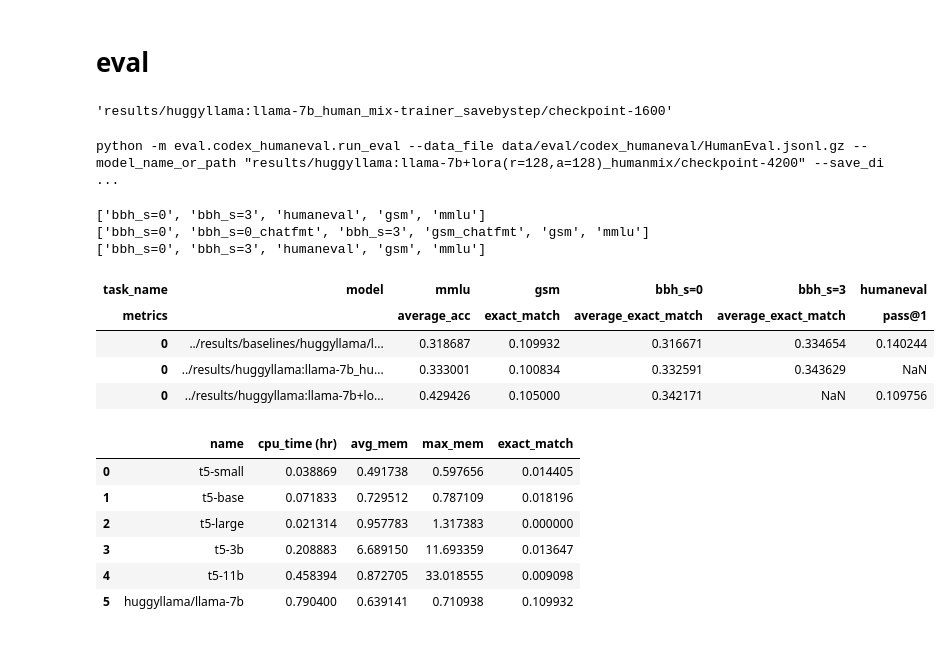
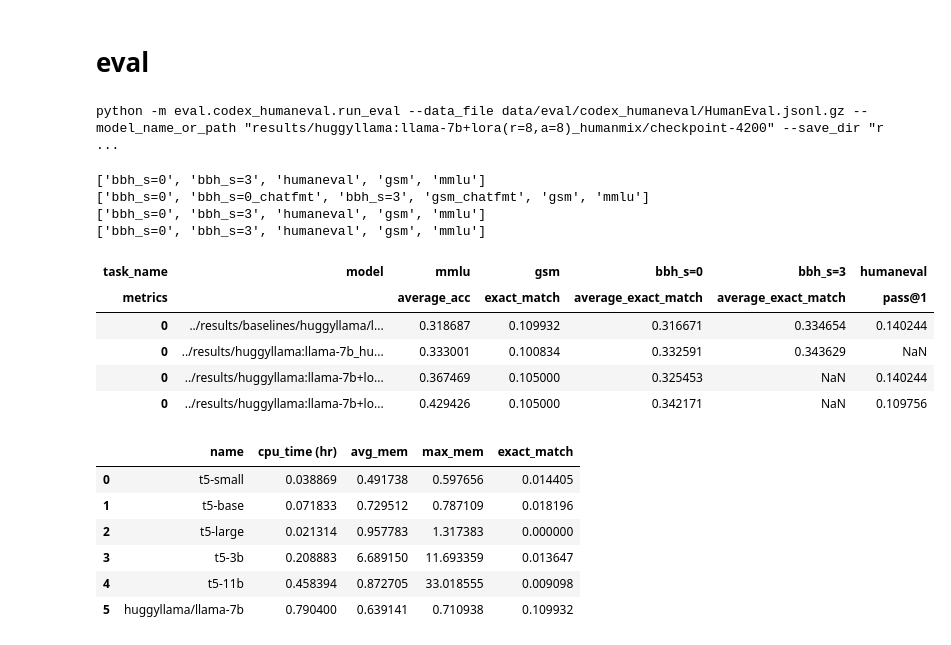
Before and after one commit to tt6746690/open-instruct, a Jupyter notebook: scripts/gen_cmds.ipynb, the cells around one changed output. Drawn from its saved outputs; the diff is of its cells as text; code cells hidden in the pictures.

```diff
--- a/scripts/gen_cmds.ipynb
+++ b/scripts/gen_cmds.ipynb
@@ -420,15 +421,3 @@ g
-# %%
-# mmlu, 0-shot
-# gsm, 8-shot
-# bbh, 0-shot
-# bbh, 3-shot
-#
-
-p = 'results/huggyllama:llama-7b_human_mix-trainer_savebystep'
-
-get_last_checkpoint(p)
-# %% [output]
-'results/huggyllama:llama-7b_human_mix-trainer_savebystep/checkpoint-1600'
 # %%
 task_name = 'mmlu'
 task_name = 'gsm'
@@ -475,7 +464,8 @@ models = []
 # models = [x for l in models for x in l]
 models += [get_last_checkpoint(x) for x in [
 #     'results/huggyllama:llama-7b_human_mix-trainer_savebystep',
-    'results/huggyllama:llama-7b+lora(r=128,a=128)_humanmix',
+#     'results/huggyllama:llama-7b+lora(r=128,a=128)_humanmix',
+    'results/huggyllama:llama-7b+lora(r=8,a=8)_humanmix',
 ]]
 
 
@@ -552,7 +542,7 @@ for model_name_or_path in models:
     )
 #     if test_run: print(out['jbsub_cmd'])
 # %% [output]
-python -m eval.codex_humaneval.run_eval --data_file data/eval/codex_humaneval/HumanEval.jsonl.gz --model_name_or_path "results/huggyllama:llama-7b+lora(r=128,a=128)_humanmix/checkpoint-4200" --save_di ...
+python -m eval.codex_humaneval.run_eval --data_file data/eval/codex_humaneval/HumanEval.jsonl.gz --model_name_or_path "results/huggyllama:llama-7b+lora(r=8,a=8)_humanmix/checkpoint-4200" --save_dir "r ...
 # %%
 class EvalResults:
 
@@ -604,33 +594,36 @@ class EvalResults:
 
 
 save_dirs = [
     '../results/baselines/huggyllama/llama-7b/',
     '../results/huggyllama:llama-7b_human_mix-trainer_savebystep/checkpoint-1400',
 ] + [
     get_last_checkpoint(x) for x in [
+        '../results/huggyllama:llama-7b+lora(r=8,a=8)_humanmix',
         '../results/huggyllama:llama-7b+lora(r=128,a=128)_humanmix',
     ]
 ]
 
 
 dfs = []
 for save_dir in save_dirs:
     r = EvalResults(save_dir)
     df = r.get_result_df()
     dfs.append(df)
 
 pd.set_option('display.max_colwidth', None)
 
 df = pd.concat(dfs, axis=0)
 display(df)
 # %% [output]
 ['bbh_s=0', 'bbh_s=3', 'humaneval', 'gsm', 'mmlu']
 ['bbh_s=0', 'bbh_s=0_chatfmt', 'bbh_s=3', 'gsm_chatfmt', 'gsm', 'mmlu']
 ['bbh_s=0', 'bbh_s=3', 'humaneval', 'gsm', 'mmlu']
+['bbh_s=0', 'bbh_s=3', 'humaneval', 'gsm', 'mmlu']
 | task_name | model | mmlu | gsm | bbh_s=0 | bbh_s=3 | humaneval |
 | metrics |  | average_acc | exact_match | average_exact_match | average_exact_match | pass@1 |
 | 0 | ../results/baselines/huggyllama/l... | 0.318687 | 0.109932 | 0.316671 | 0.334654 | 0.140244 |
 | 0 | ../results/huggyllama:llama-7b_hu... | 0.333001 | 0.100834 | 0.332591 | 0.343629 | NaN |
+| 0 | ../results/huggyllama:llama-7b+lo... | 0.367469 | 0.105000 | 0.325453 | NaN | 0.140244 |
 | 0 | ../results/huggyllama:llama-7b+lo... | 0.429426 | 0.105000 | 0.342171 | NaN | 0.109756 |
 # %%
 import glob
```
Also changed, not shown: parts of 2 cells of this notebook, 1 other file.
